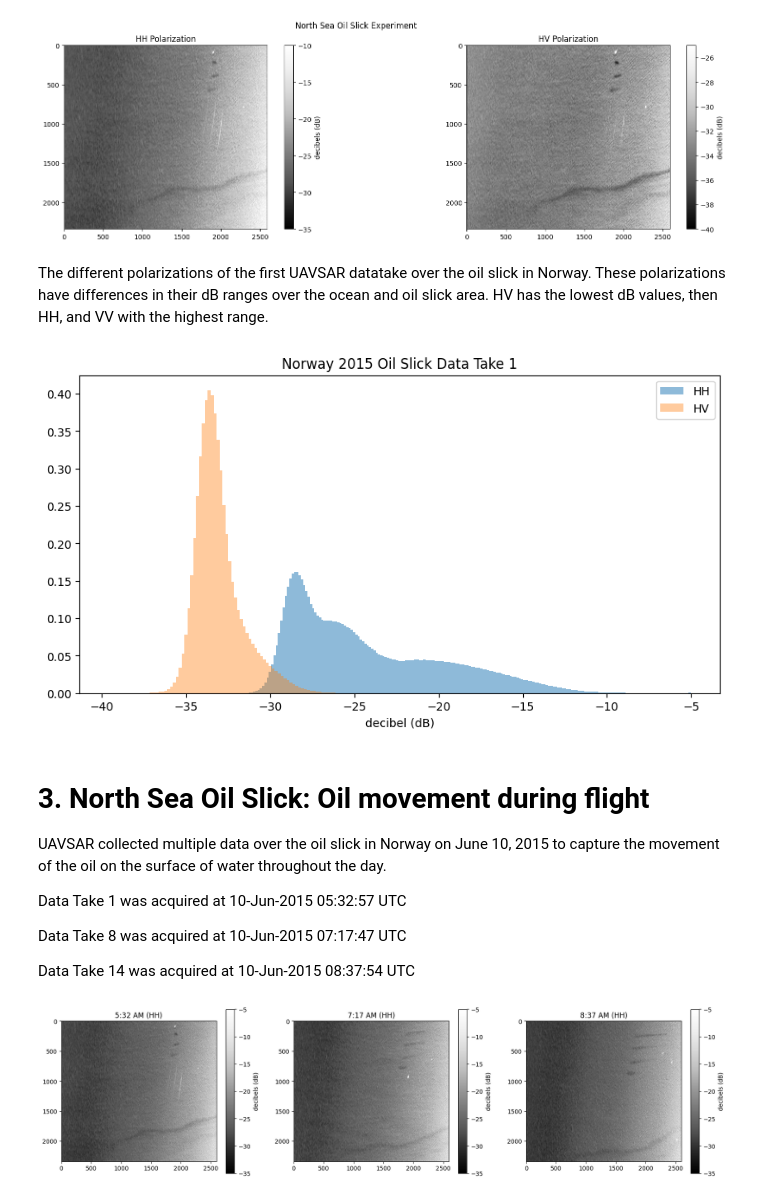
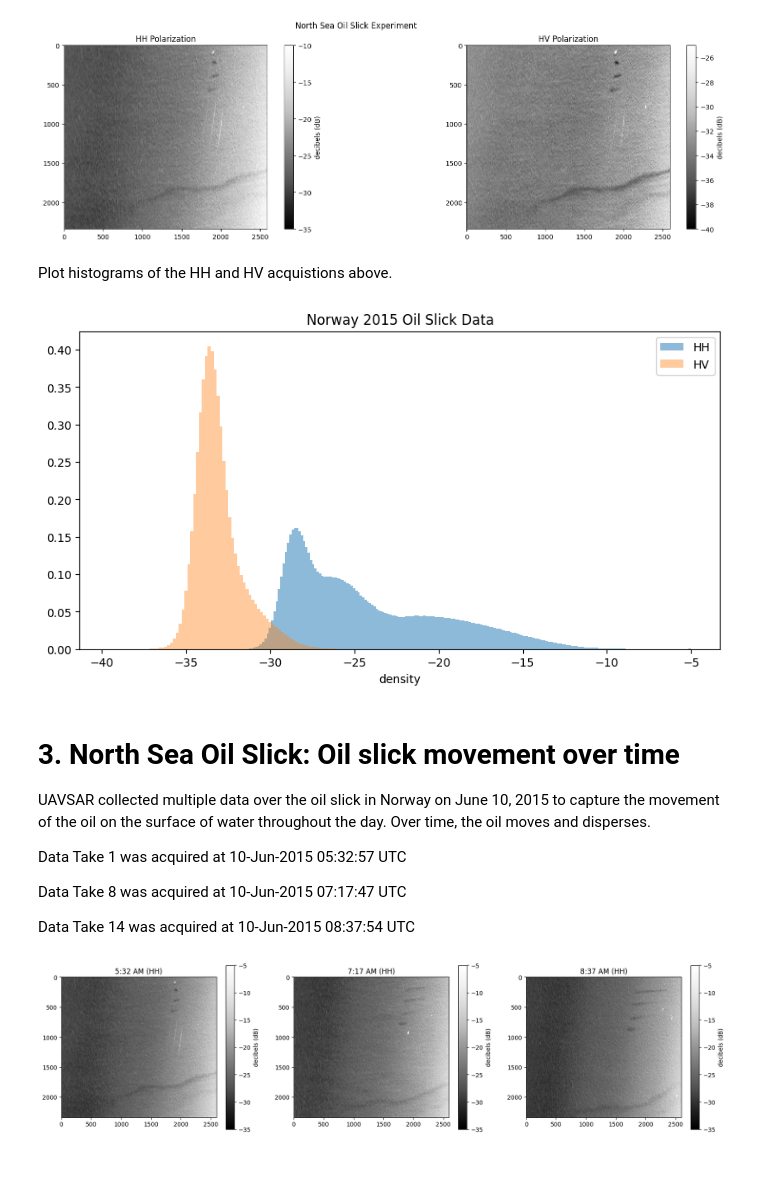
Before and after one commit to anniepeacock/DANSAR, a Jupyter notebook: nisar/Oil_Spill_NISAR.ipynb, the cells around one changed output. Cells and saved outputs as stored; diff of their text form; code cells hidden in the pictures; blank space fills up the shorter version.

```diff
--- a/nisar/Oil_Spill_NISAR.ipynb
+++ b/nisar/Oil_Spill_NISAR.ipynb
@@ -138,27 +144,28 @@ cbar = fig.colorbar(HV_norway, ax=ax[1])
 cbar.set_label('decibels (dB)')
 # %% [output]
 [figure]
-# %% [markdown]
-The different polarizations of the first UAVSAR datatake over the oil slick in Norway. These polarizations have differences in their dB ranges over the ocean and oil slick area. HV has the lowest dB values, then HH, and VV with the highest range.
+# %% [markdown]
+Plot histograms of the HH and HV acquistions above.
 # %%
 n = 200
 fig, ax = plt.subplots(figsize=(10,5))
 
 ax.hist(np.clip(norway_000_HH_db.ravel(),-40,-5), density=True, bins=n, alpha=0.5, label='HH')
 ax.hist(np.clip(norway_000_HV_db.ravel(),-40,-5), density=True, bins=n, alpha=0.4, label='HV')
-ax.set_title('Norway 2015 Oil Slick Data Take 1')
+ax.set_title('Norway 2015 Oil Slick Data')
 ax.legend(prop={'size': 10})
 ax.set_xlabel('decibel (dB)')
+ax.set_xlabel('density')
 
 plt.show()
 # %% [output]
-[figure, old version]
+[figure, new version]
 # %% [markdown]
 <a name="s4"></a>
 
-# 3. North Sea Oil Slick: Oil movement during flight
+# 3. North Sea Oil Slick: Oil slick movement over time
 
-UAVSAR collected multiple data over the oil slick in Norway on June 10, 2015 to capture the movement of the oil on the surface of water throughout the day.
+UAVSAR collected multiple data over the oil slick in Norway on June 10, 2015 to capture the movement of the oil on the surface of water throughout the day. Over time, the oil moves and disperses.
 
 Data Take 1 was acquired at 10-Jun-2015 05:32:57 UTC
 
```
Also changed, not shown: parts of 8 cells of this notebook.
